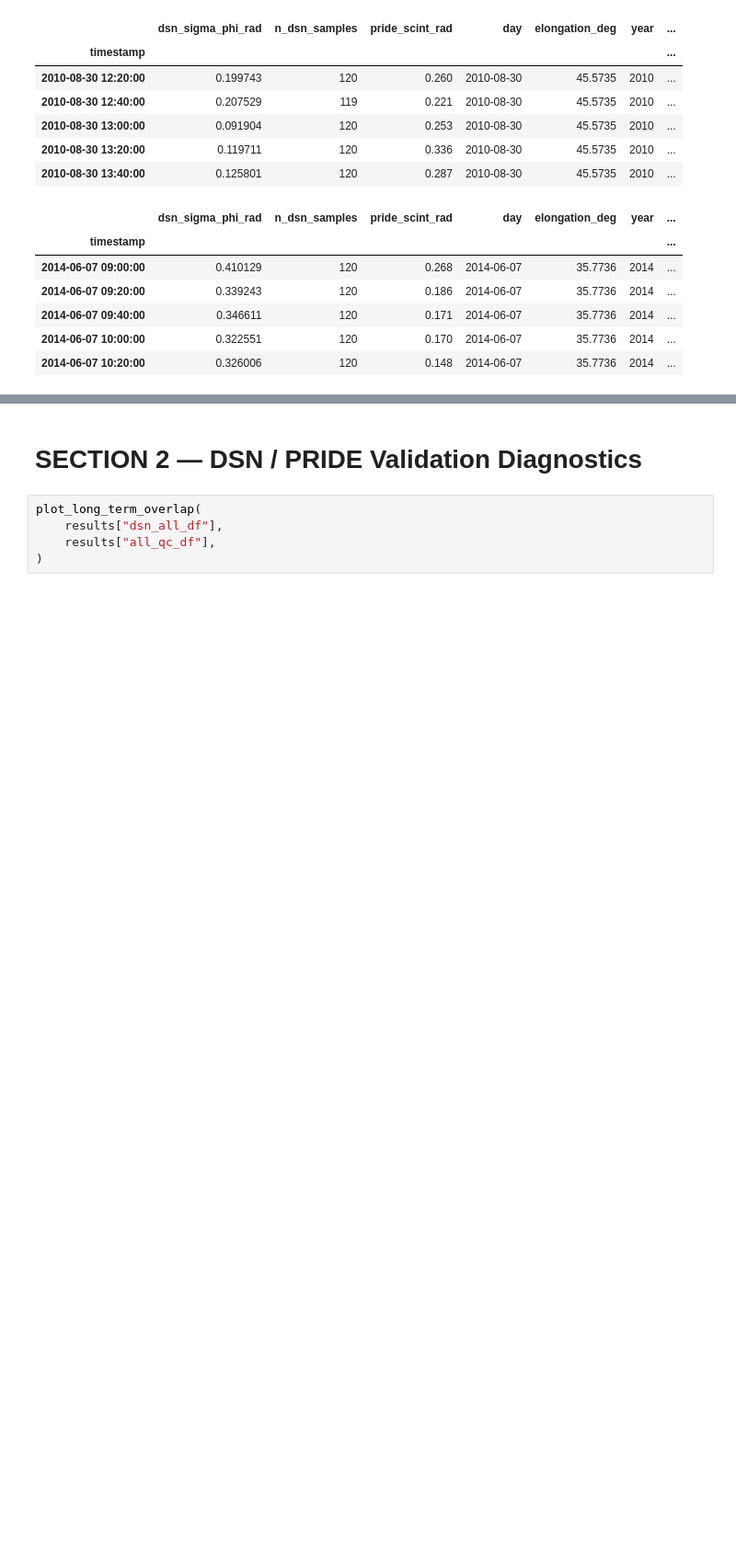
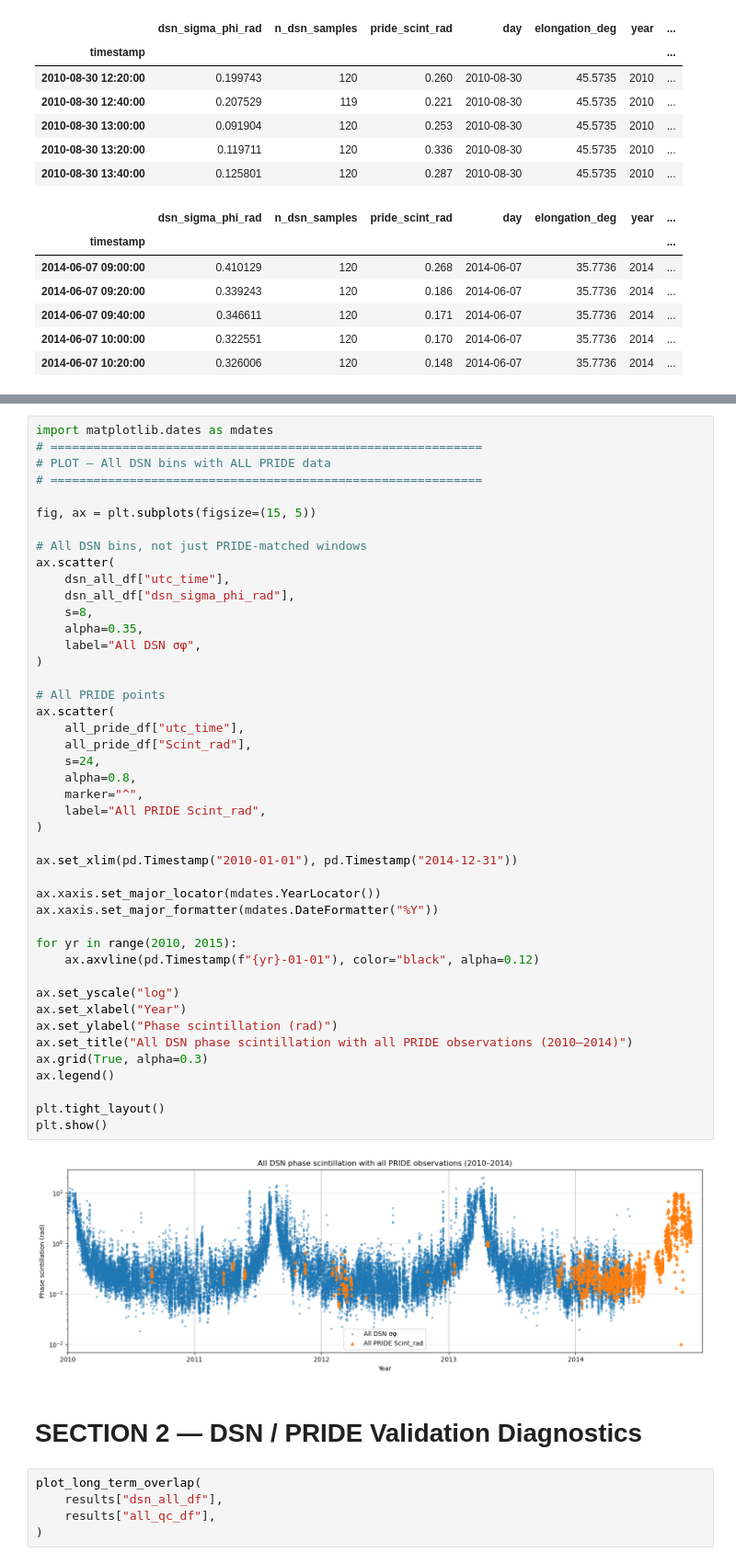
Before and after one commit to CjBrilli/pyesascint, a Jupyter notebook: notebooks/05_pride_comparison.ipynb, the cells around one changed output, grey strips where cells are left out. Shown at 92% size. Cells and saved outputs as stored; diff of their text form; blank space fills up the shorter version.

Commit message:
Refactor DSN-PRIDE notebooks and analysis workflow

```diff
--- a/notebooks/05_pride_comparison.ipynb
+++ b/notebooks/05_pride_comparison.ipynb
@@ -246,3 +372,49 @@ Cross-correlation rows: 80
+# %%
+import matplotlib.dates as mdates
+# ============================================================
+# PLOT — All DSN bins with ALL PRIDE data
+# ============================================================
+
+fig, ax = plt.subplots(figsize=(15, 5))
+
+# All DSN bins, not just PRIDE-matched windows
+ax.scatter(
+    dsn_all_df["utc_time"],
+    dsn_all_df["dsn_sigma_phi_rad"],
+    s=8,
+    alpha=0.35,
+    label="All DSN σφ",
+)
+
+# All PRIDE points
+ax.scatter(
+    all_pride_df["utc_time"],
+    all_pride_df["Scint_rad"],
+    s=24,
+    alpha=0.8,
+    marker="^",
+    label="All PRIDE Scint_rad",
+)
+
+ax.set_xlim(pd.Timestamp("2010-01-01"), pd.Timestamp("2014-12-31"))
+
+ax.xaxis.set_major_locator(mdates.YearLocator())
+ax.xaxis.set_major_formatter(mdates.DateFormatter("%Y"))
+
+for yr in range(2010, 2015):
+    ax.axvline(pd.Timestamp(f"{yr}-01-01"), color="black", alpha=0.12)
+
+ax.set_yscale("log")
+ax.set_xlabel("Year")
+ax.set_ylabel("Phase scintillation (rad)")
+ax.set_title("All DSN phase scintillation with all PRIDE observations (2010–2014)")
+ax.grid(True, alpha=0.3)
+ax.legend()
+
+plt.tight_layout()
+plt.show()
+# %% [output]
+[figure, added]
 # %% [markdown]
 # SECTION 2 — DSN / PRIDE Validation Diagnostics
 # %%
```
Also changed, not shown: parts of 3 cells of this notebook, 10 other files.
